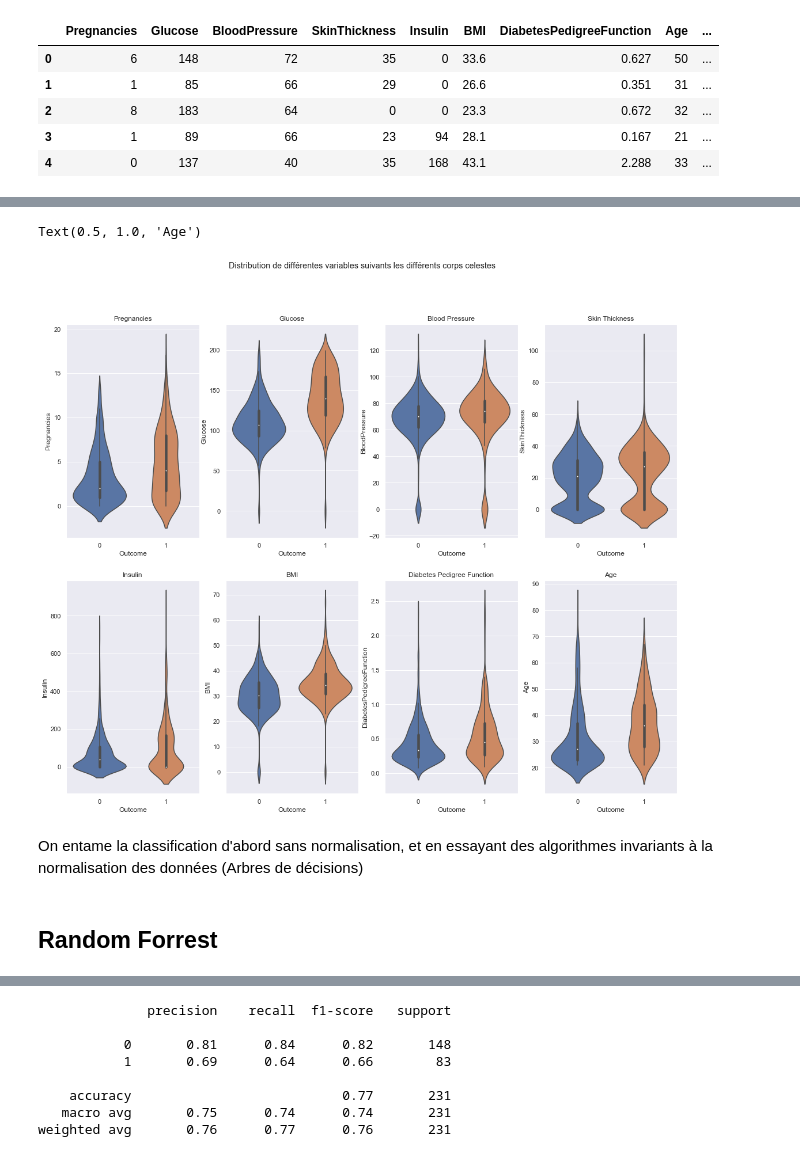
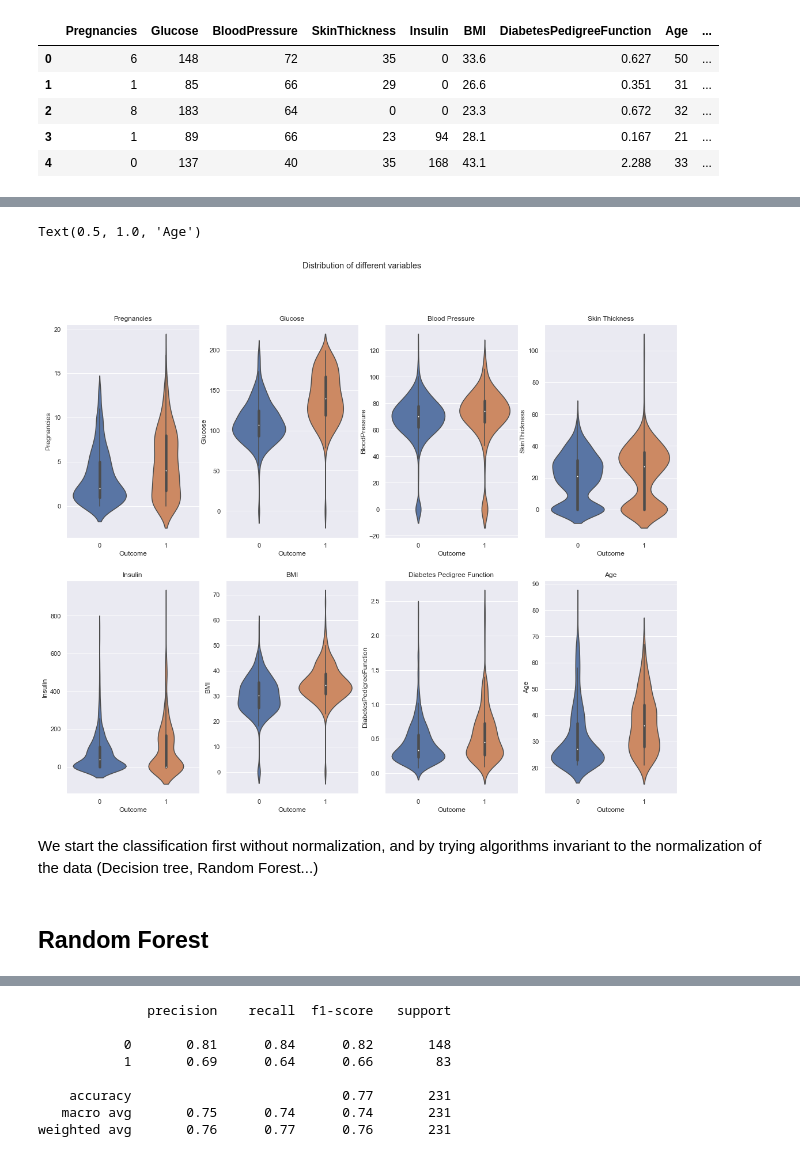
Before and after one commit to MohamedNennouche/pima-diabetes, a Jupyter notebook: pima-notebook.ipynb, the cells around one changed output, grey strips where cells are left out. Drawn from its saved outputs; the diff is of its cells as text; code cells hidden in the pictures.

```diff
--- a/pima-notebook.ipynb
+++ b/pima-notebook.ipynb
@@ -97,35 +95,35 @@ On voit la distribution de chacune de nos variable
 # %%
 fig, axes = plt.subplots(2, 4, figsize=(19,15),)
-fig.suptitle('Distribution de différentes variables suivants les différents corps celestes')
+fig.suptitle('Distribution of different variables')
 
 sns.violinplot(ax=axes[0, 0],data=data_pima ,x='Outcome', y='Pregnancies')
 axes[0,0].set_title('Pregnancies')
 
 sns.violinplot(ax=axes[0, 1],data=data_pima ,x='Outcome', y='Glucose')
 axes[0,1].set_title('Glucose')
 
 sns.violinplot(ax=axes[0, 2],data=data_pima ,x='Outcome', y='BloodPressure')
 axes[0,2].set_title('Blood Pressure')
 
 sns.violinplot(ax=axes[0, 3],data=data_pima ,x='Outcome', y='SkinThickness')
 axes[0,3].set_title('Skin Thickness')
 
 sns.violinplot(ax=axes[1, 0],data=data_pima ,x='Outcome', y='Insulin')
 axes[1,0].set_title('Insulin')
 
 sns.violinplot(ax=axes[1, 1],data=data_pima ,x='Outcome', y='BMI')
 axes[1,1].set_title('BMI')
 
 sns.violinplot(ax=axes[1, 2],data=data_pima ,x='Outcome', y='DiabetesPedigreeFunction')
 axes[1,2].set_title('Diabetes Pedigree Function')
 
 sns.violinplot(ax=axes[1, 3],data=data_pima ,x='Outcome', y='Age')
 axes[1,3].set_title('Age')
 # %% [output]
 Text(0.5, 1.0, 'Age')
-[figure, old version]
+[figure, new version]
-# %% [markdown]
-On entame la classification d'abord sans normalisation, et en essayant des algorithmes invariants à la normalisation des données (Arbres de décisions)
+# %% [markdown]
+We start the classification first without normalization, and by trying algorithms invariant to the normalization of the data (Decision tree, Random Forest...)
 # %%
 features_pima = data_pima.copy()
 etiq = features_pima['Outcome']
@@ -133,4 +131,4 @@ features_pima.drop(['Outcome'], inplace=True, axis = 1)
 # %%
 fv_train, fv_test, etiq_train, etiq_test = train_test_split(features_pima, etiq, test_size=0.3,random_state=23)
 # %% [markdown]
-## Random Forrest
+## Random Forest
```
Also changed, not shown: parts of 41 cells of this notebook, 1 other file.
